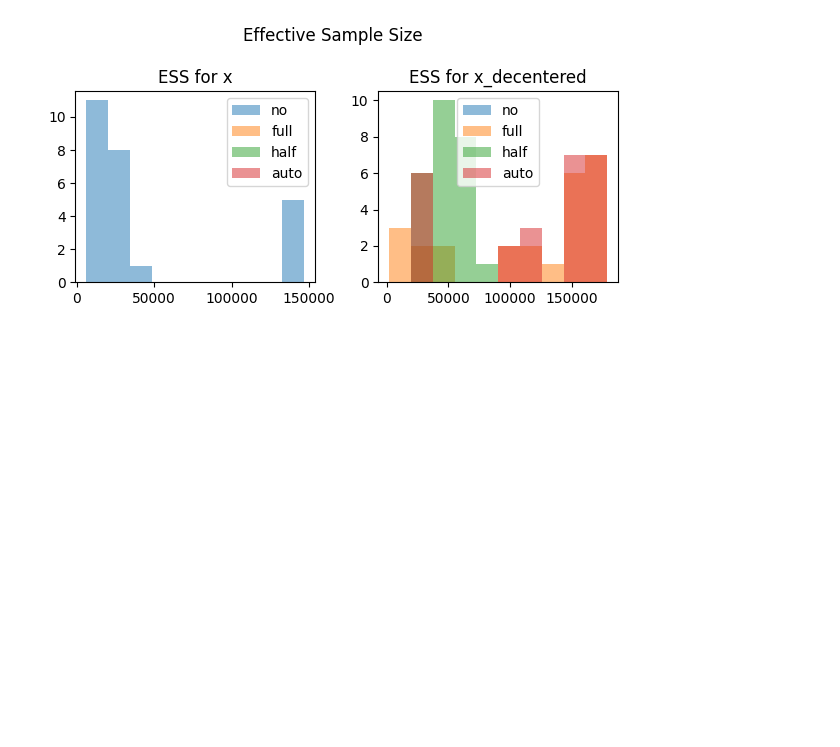
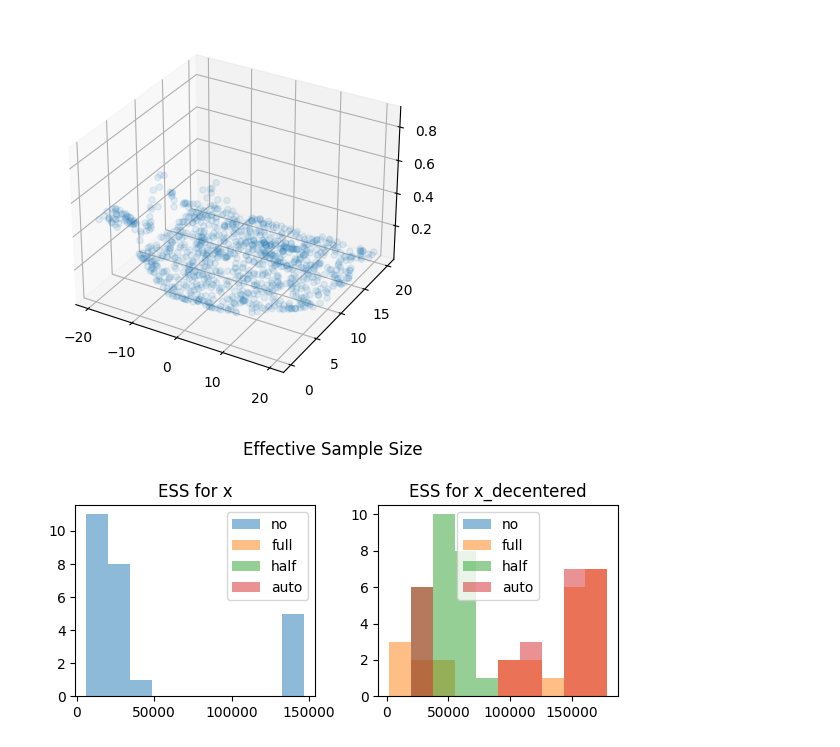
Before and after one commit to Lim-Sangho/meta-learning-reparam, a Jupyter notebook: dgl/result/plot.ipynb, the cells around one changed output. Drawn from its saved outputs; the diff is of its cells as text; code cells hidden in the pictures; blank space fills up the shorter version.

```diff
--- a/dgl/result/plot.ipynb
+++ b/dgl/result/plot.ipynb
@@ -1 +11,7 @@
+# %%
+f = open("neals_funnel/train.pt", "rb")
+train = torch.load(f)
+plot_scatter3d(train[0], train[1], train[2], alpha=0.1, save="neals_funnel/train.png")
+# %% [output]
+[figure, added]
 # %%
```
Also changed, not shown: parts of 4 cells of this notebook, 9 other files.
